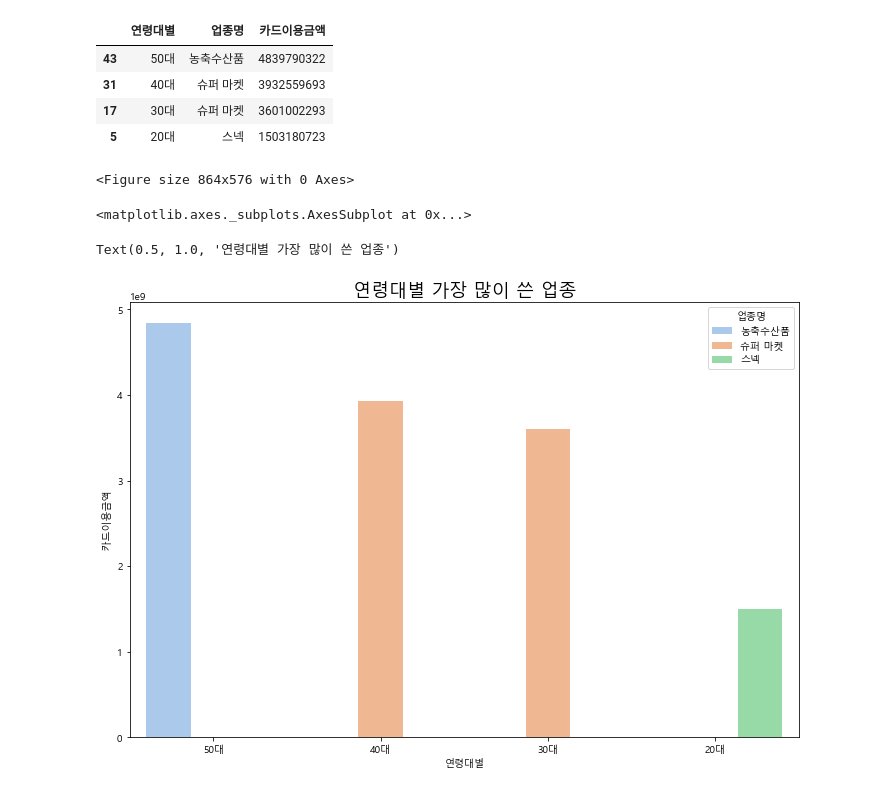
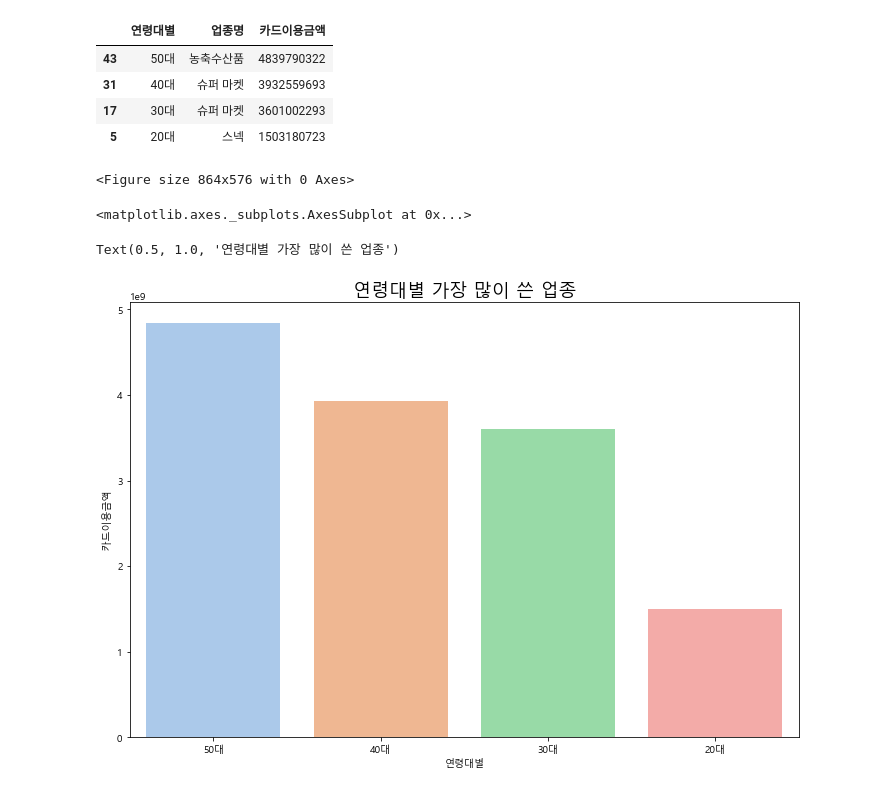
Before and after one commit to wjco/DAStudy-sun2, a Jupyter notebook: YERI/제주도 내국인 관광객 소비 패턴 분석.ipynb, the cells around one changed output. Drawn from its saved outputs; the diff is of its cells as text; code cells hidden in the pictures.

```diff
--- a/YERI/제주도 내국인 관광객 소비 패턴 분석.ipynb
+++ b/YERI/제주도 내국인 관광객 소비 패턴 분석.ipynb
@@ -499,11 +500,11 @@ money_by_ctg
 | 5 | 20대 | 스넥 | 1503180723 |
 # %%
 plt.figure(figsize=(12, 8))
-sns.barplot(x='', y=' 카드이용금액 ', data=money_by_ctg, palette='pastel', hue='업종명')
+sns.barplot(x='연령대별', y=' 카드이용금액 ', data=money_by_ctg, palette='pastel')
 plt.title('연령대별 가장 많이 쓴 업종', fontsize=18)
 plt.show()
 # %% [output]
 <Figure size 864x576 with 0 Axes>
 <matplotlib.axes._subplots.AxesSubplot at 0x...>
 Text(0.5, 1.0, '연령대별 가장 많이 쓴 업종')
-[figure, old version]
+[figure, new version]
```
Also changed, not shown: parts of 50 cells of this notebook.
